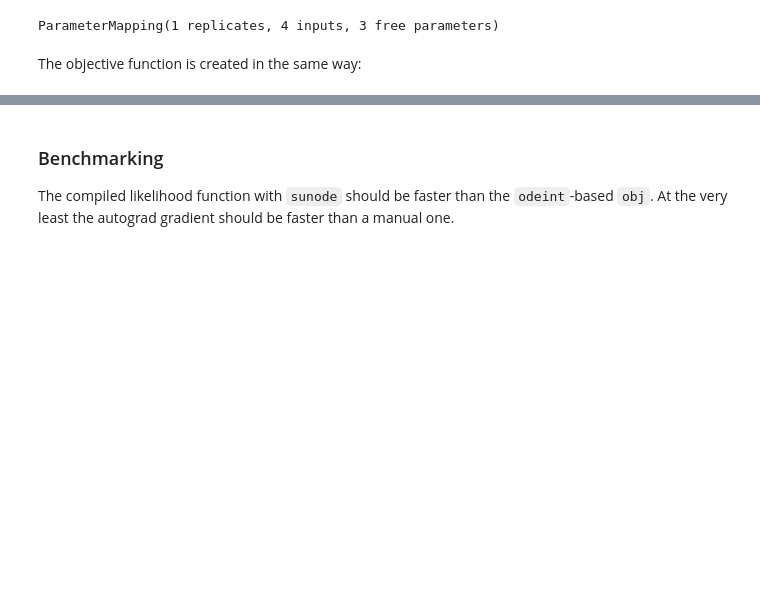
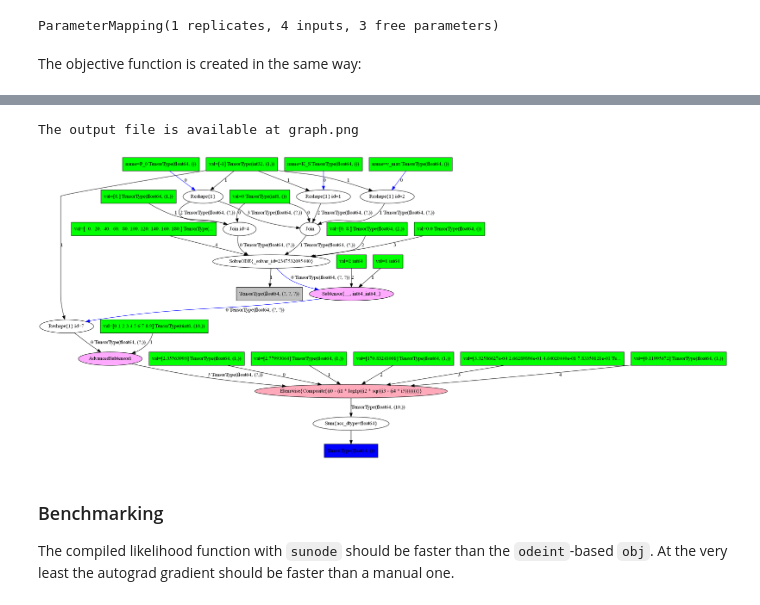
Before and after one commit to JuBiotech/murefi, a Jupyter notebook: notebooks/Example_04_MichaelisMenten_sunode.ipynb, the cells around one changed output, grey strips where cells are left out. Drawn from its saved outputs; the diff is of its cells as text; code cells hidden in the pictures; blank space fills up the shorter version.

```diff
--- a/notebooks/Example_04_MichaelisMenten_sunode.ipynb
+++ b/notebooks/Example_04_MichaelisMenten_sunode.ipynb
@@ -161,16 +159,16 @@ With `theano` installed, the objective can be called with `TensorVariable`s to c
 # %%
-K_S = tt.scalar("K_S")
-P_0 = tt.scalar("P_0")
-v_max = tt.scalar("v_max")
+K_S = pt.scalar("K_S")
+P_0 = pt.scalar("P_0")
+v_max = pt.scalar("v_max")
 theta = [K_S, P_0, v_max]
 
 L = obj([K_S, P_0, v_max])
 # If `sunode` is installed we can auto-differentiate:
-L_grad = theano.grad(L, wrt=theta)
+L_grad = pytensor.grad(L, wrt=theta)
 
 # We can compile function to evaluate L and L_grad:
-f_L = theano.function(inputs=theta, outputs=[L])
-f_L_grad = theano.function(inputs=theta, outputs=L_grad)
+f_L = pytensor.function(inputs=theta, outputs=[L])
+f_L_grad = pytensor.function(inputs=theta, outputs=L_grad)
 
 parameters = pm.guesses
 # %%
@@ -188,12 +186,12 @@ f_L_grad : [array(-6.79693704), array(16.53432866), array(442.18488695)]
 # %%
 # This cell needs graphviz and pydot:
-# > conda install -c conda-forge python-graphviz
-# > pip install pydot-ng
-
-# Doesn't work because pydotprint is broken in Theano-PyMC 1.1.2
-# This will only start working again with Aesara.
-
-# theano.printing.pydotprint(f_L)
+# > mamba install -c conda-forge graphviz
+# > pip install pydot
+pytensor.printing.pydotprint(f_L, outfile="graph.png")
+Image("graph.png")
+# %% [output]
+The output file is available at graph.png
+[figure, added]
 # %% [markdown]
 ### Benchmarking
 The compiled likelihood function with `sunode` should be faster than the `odeint`-based `obj`.
```
Also changed, not shown: parts of 14 cells of this notebook.
